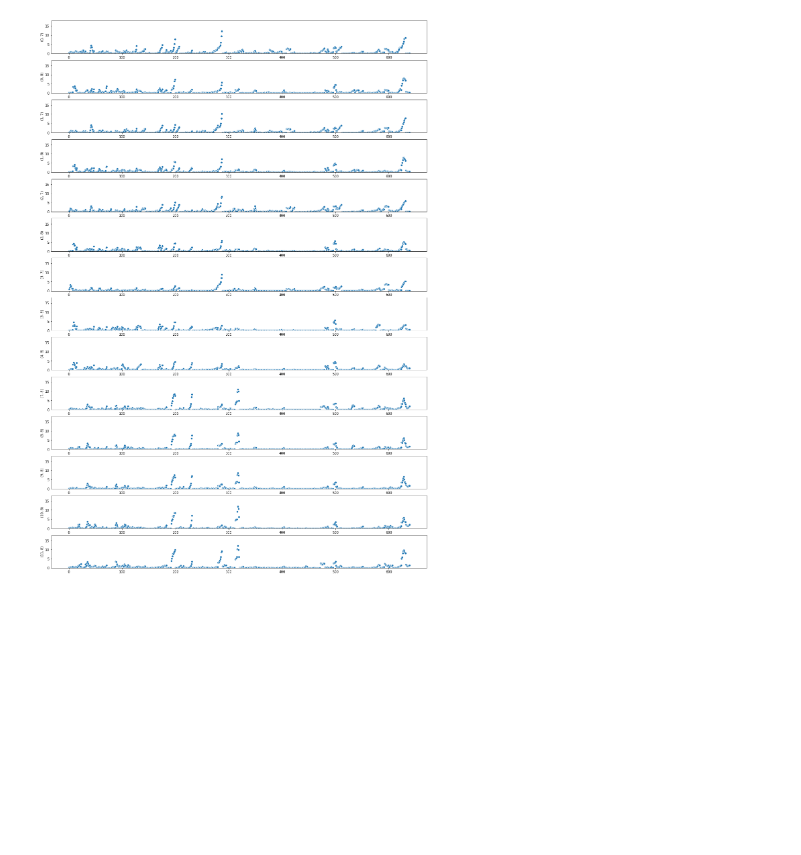
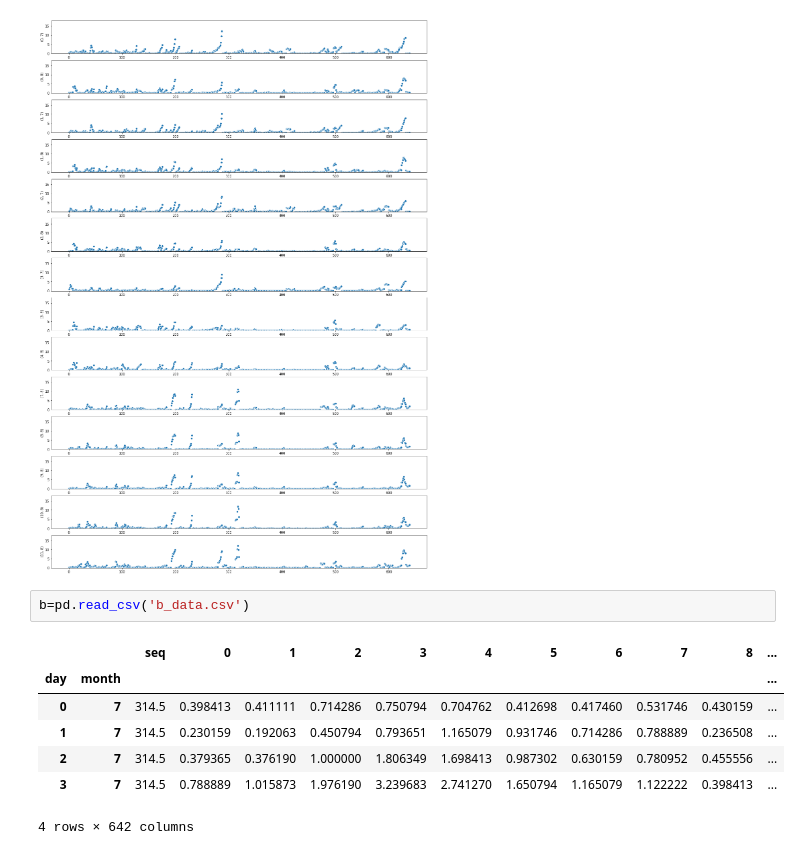
Before and after one commit to homily707/Notebook, a Jupyter notebook: eda.ipynb, the cells around one changed output. Drawn from its saved outputs; the diff is of its cells as text; blank space fills up the shorter version.

```diff
--- a/eda.ipynb
+++ b/eda.ipynb
@@ -207,3 +207,13 @@ for i in range(14):
     sns.scatterplot(np.arange(640),b_mean.iloc[i,1:641]).set(ylim=(0,18))
 # %% [output]
 [figure]
+# %%
+b=pd.read_csv('b_data.csv')
+# %% [output]
+|  |  | seq | 0 | 1 | 2 | 3 | 4 | 5 | 6 | 7 | 8 | ... |
+| day | month |  |  |  |  |  |  |  |  |  |  | ... |
+| 0 | 7 | 314.5 | 0.398413 | 0.411111 | 0.714286 | 0.750794 | 0.704762 | 0.412698 | 0.417460 | 0.531746 | 0.430159 | ... |
+| 1 | 7 | 314.5 | 0.230159 | 0.192063 | 0.450794 | 0.793651 | 1.165079 | 0.931746 | 0.714286 | 0.788889 | 0.236508 | ... |
+| 2 | 7 | 314.5 | 0.379365 | 0.376190 | 1.000000 | 1.806349 | 1.698413 | 0.987302 | 0.630159 | 0.780952 | 0.455556 | ... |
+| 3 | 7 | 314.5 | 0.788889 | 1.015873 | 1.976190 | 3.239683 | 2.741270 | 1.650794 | 1.165079 | 1.122222 | 0.398413 | ... |
+4 rows × 642 columns
```
Also changed, not shown: parts of 3 cells of this notebook.
